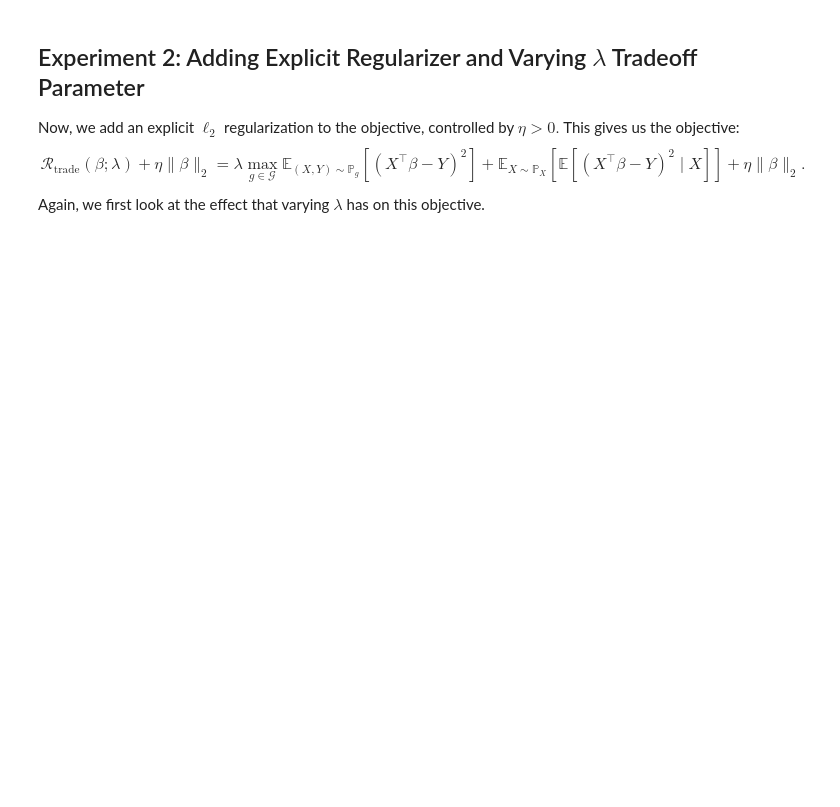
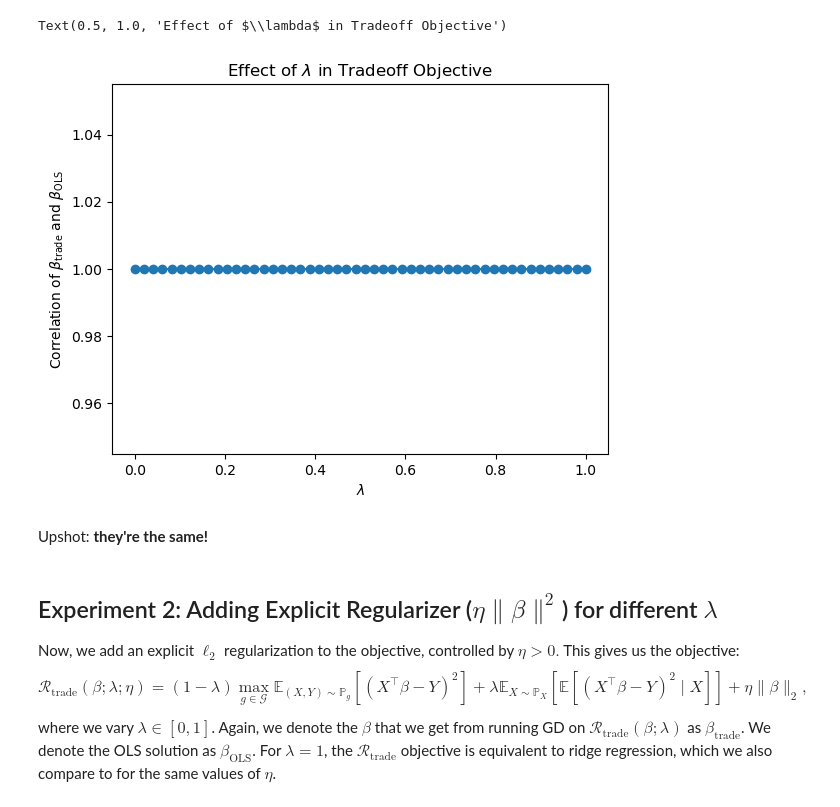
Before and after one commit to essdeee/overparam_dro, a Jupyter notebook: main.ipynb, the cells around one changed output. Cells and saved outputs as stored; diff of their text form; code cells hidden in the pictures; blank space fills up the shorter version.

```diff
--- a/main.ipynb
+++ b/main.ipynb
@@ -285,8 +230,21 @@ Text(0, 0.5, '$\\| \\beta_{\\mathrm{trade}} - \\beta_{\\mathrm{OLS}} \\|_2$')
+# %%
+# Plot correlations between tradeoff model betas and OLS beta
+corr_betas = np.array([np.corrcoef(model_beta.flatten(), ols_beta.numpy().flatten())[0, 1] for model_beta in model_betas])
+corr_betas = np.around(corr_betas, decimals=5)
+plt.plot(lambdas, corr_betas, marker='o')
+plt.xlabel(r"$\lambda$")
+plt.ylabel(r'Correlation of $\beta_{\mathrm{trade}}$ and $\beta_{\mathrm{OLS}}$')
+plt.title(r"Effect of $\lambda$ in Tradeoff Objective")
+# %% [output]
+Text(0.5, 1.0, 'Effect of $\\lambda$ in Tradeoff Objective')
+[figure, added]
+# %% [markdown]
+Upshot: **they're the same!**
 # %% [markdown]
-## Experiment 2: Adding Explicit Regularizer and Varying $\lambda$ Tradeoff Parameter
+## Experiment 2: Adding Explicit Regularizer ($\eta\|\beta\|^2$) for different $\lambda$
 Now, we add an explicit $\ell_2$ regularization to the objective, controlled by $\eta > 0.$ This gives us the objective:
 $$
-\mathcal{R}_{\mathrm{trade}}(\beta; \lambda) + \eta \|\beta\|_2
-= \lambda \max_{g \in \mathcal{G}} \mathbb{E}_{(X, Y) \sim \mathbb{P}_g}[(X^\top \beta - Y)^2] + \mathbb{E}_{X \sim \mathbb{P}_X}\left[ \mathbb{E} \left[ (X^\top \beta - Y)^2 \mid X \right] \right] + \eta\|\beta\|_2.
+\mathcal{R}_{\mathrm{trade}}(\beta; \lambda; \eta)
+= (1 - \lambda) \max_{g \in \mathcal{G}} \mathbb{E}_{(X, Y) \sim \mathbb{P}_g}[(X^\top \beta - Y)^2] + \lambda \mathbb{E}_{X \sim \mathbb{P}_X}\left[ \mathbb{E} \left[ (X^\top \beta - Y)^2 \mid X \right] \right] + \eta\|\beta\|_2,
 $$
-Again, we first look at the effect that varying $\lambda$ has on this objective.
+where we vary $\lambda \in [0, 1]$. Again, we denote the $\beta$ that we get from running GD on $\mathcal{R}_{\mathrm{trade}}(\beta; \lambda)$ as $\beta_{\mathrm{trade}}$. We denote the OLS solution as $\beta_{\mathrm{OLS}}$. For $\lambda = 1$, the $\mathcal{R}_{\mathrm{trade}}$ objective is equivalent to ridge regression, which we also compare to for the same values of $\eta$.
```
Also changed, not shown: parts of 22 cells of this notebook.
